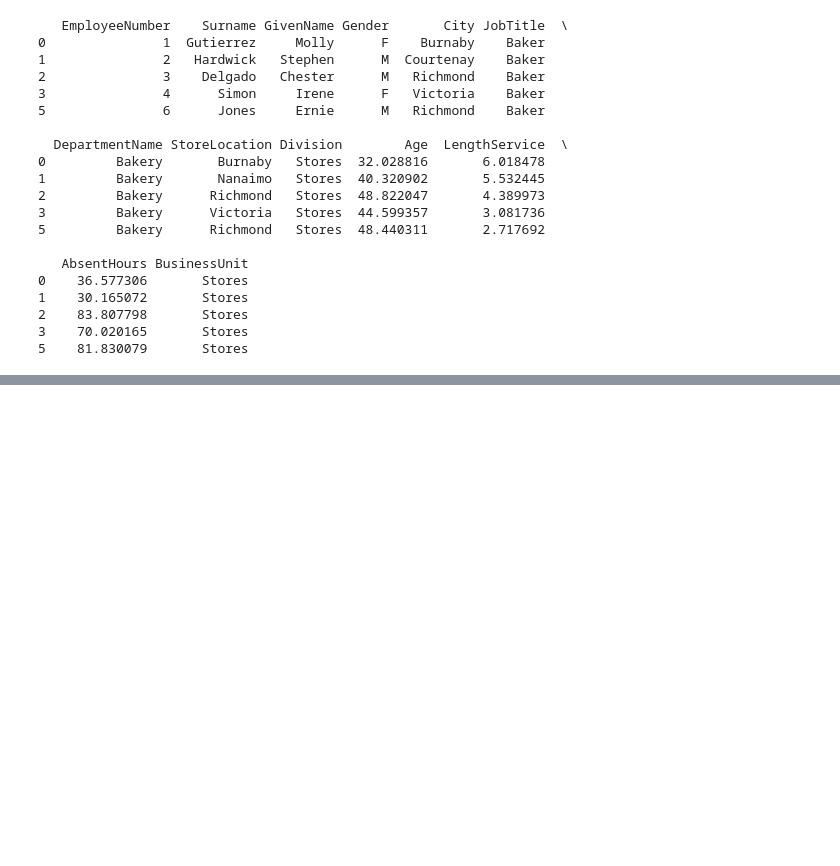
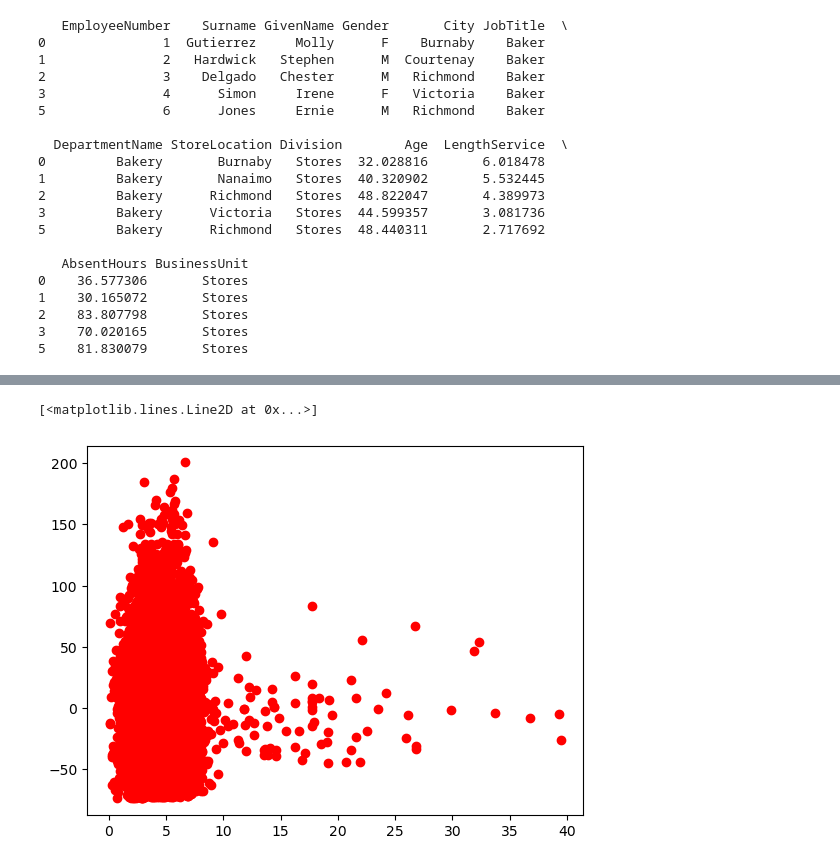
Before and after one commit to Tschoppsilas/LLR, a Jupyter notebook: LE1/Aufgabe 3.ipynb, the cells around one changed output, grey strips where cells are left out. Cells and saved outputs as stored; diff of their text form; code cells hidden in the pictures; blank space fills up the shorter version.

```diff
--- a/LE1/Aufgabe 3.ipynb
+++ b/LE1/Aufgabe 3.ipynb
@@ -99,0 +78,8 @@ plt.plot(list(range(20, 80)), [m * x + b for x in range(20,80)], color='red')
+# %%
+#Residuen
+y_pred = model.predict(jahre)
+resid = absenzen - y_pred
+plt.plot(jahre, resid,'o', color='red')
+# %% [output]
+[<matplotlib.lines.Line2D at 0x...>]
+[figure, added]
```
Also changed, not shown: parts of 19 cells of this notebook.
